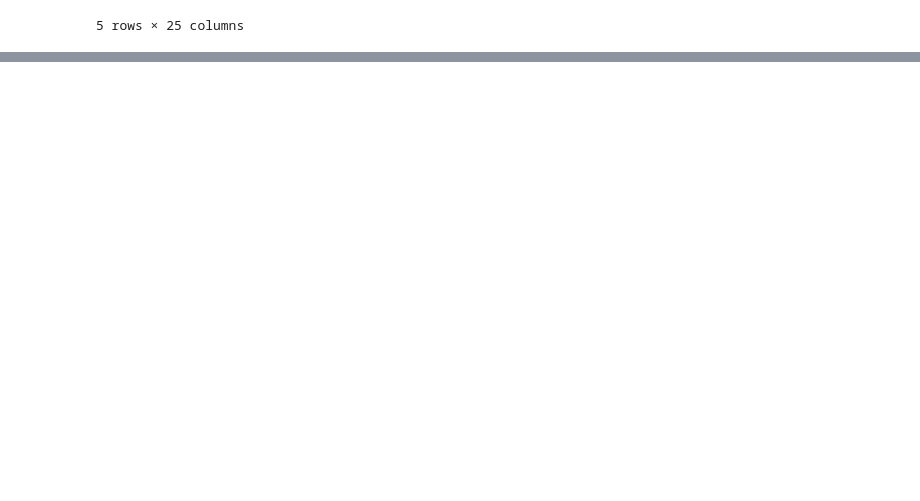
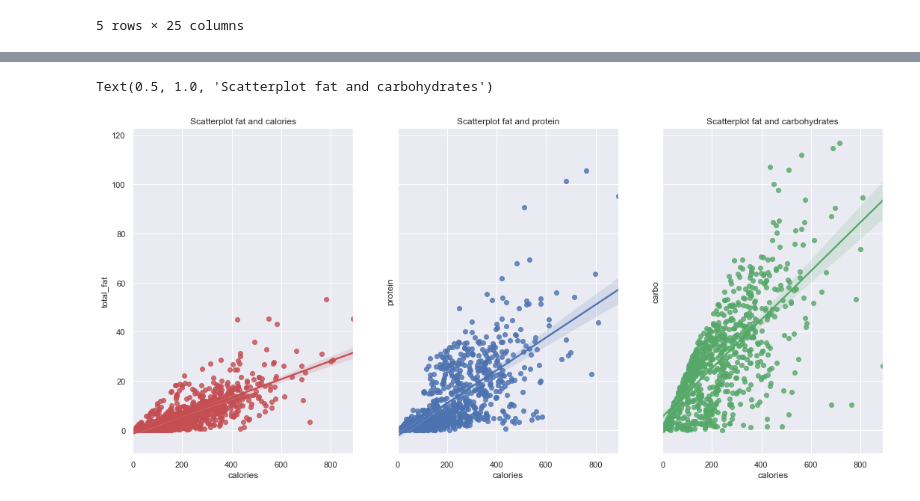
Before and after one commit to jellehuibregtse/recipe-recommendation-system, a Jupyter notebook: cookbook_eda.ipynb, the cells around one changed output, grey strips where cells are left out. Saved outputs shown, nothing was run; the diff lists cells and outputs as text; code cells hidden in the pictures; blank space fills up the shorter version.

```diff
--- a/cookbook_eda.ipynb
+++ b/cookbook_eda.ipynb
@@ -64,0 +91,12 @@ df_recipe.head()
+# %%
+plt.rcParams['figure.figsize'] = 18, 8
+fig, ax = plt.subplots(nrows=1, ncols=3, sharex=True, sharey=True, squeeze=False)
+sns.regplot(x='calories', y='total_fat', data=df_recipe, ax=ax[0,0], color="r")
+ax[0,0].set_title('Scatterplot fat and calories')
+sns.regplot(x='calories', y='protein', data=df_recipe, ax=ax[0,1], color="b")
+ax[0,1].set_title('Scatterplot fat and protein')
+sns.regplot(x='calories', y='carbo', data=df_recipe, ax=ax[0,2], color="g")
+ax[0,2].set_title('Scatterplot fat and carbohydrates')
+# %% [output]
+Text(0.5, 1.0, 'Scatterplot fat and carbohydrates')
+[figure, added]
```
Also changed, not shown: parts of 8 cells of this notebook.
